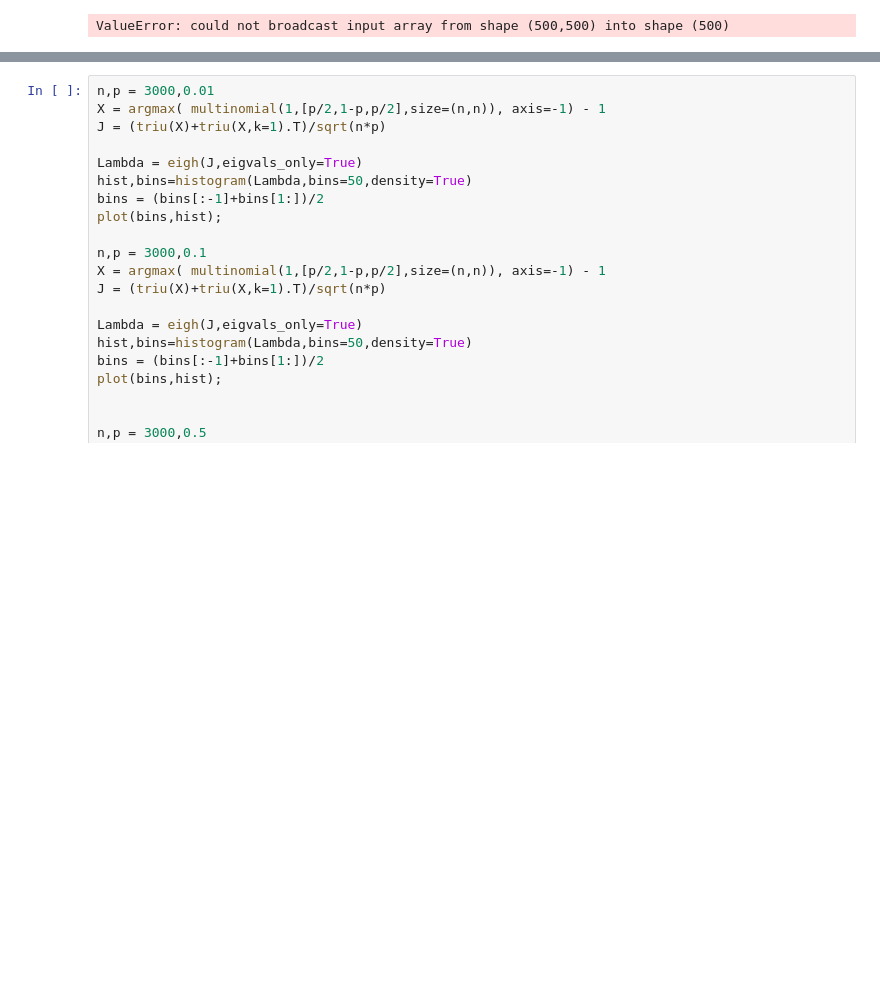
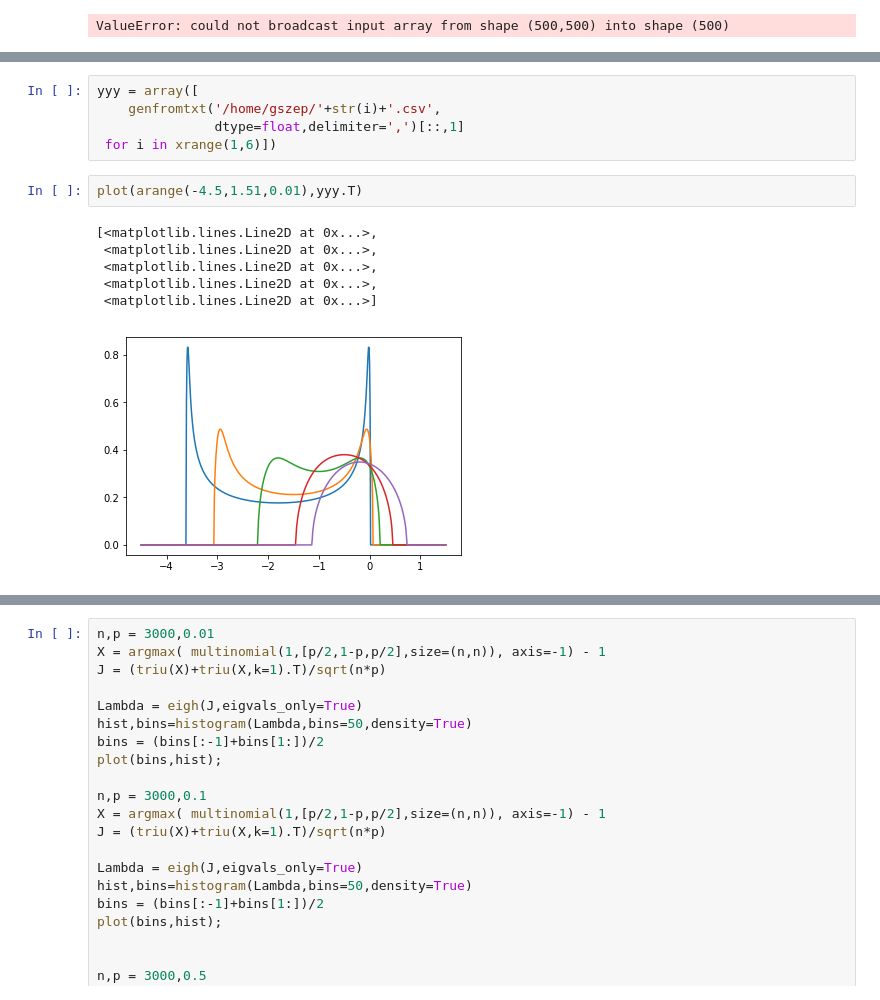
Before and after one commit to gszep/Equlibrium-and-Dynamics-of-the-Spherical-Model, a Jupyter notebook: figures.ipynb, the cells around one changed output, grey strips where cells are left out. Cells and saved outputs as stored; diff of their text form; blank space fills up the shorter version.

```diff
--- a/figures.ipynb
+++ b/figures.ipynb
@@ -96,0 +98,14 @@ ylabel(r'Interaction Spectrum $S(\lambda)$ ',fontsize=20);
+# %%
+yyy = array([
+    genfromtxt('/home/gszep/'+str(i)+'.csv',
+               dtype=float,delimiter=',')[::,1]
+ for i in xrange(1,6)])
+# %%
+plot(arange(-4.5,1.51,0.01),yyy.T)
+# %% [output]
+[<matplotlib.lines.Line2D at 0x...>,
+ <matplotlib.lines.Line2D at 0x...>,
+ <matplotlib.lines.Line2D at 0x...>,
+ <matplotlib.lines.Line2D at 0x...>,
+ <matplotlib.lines.Line2D at 0x...>]
+[figure, added]
```
Also changed, not shown: parts of 5 cells of this notebook, 15 other files.
